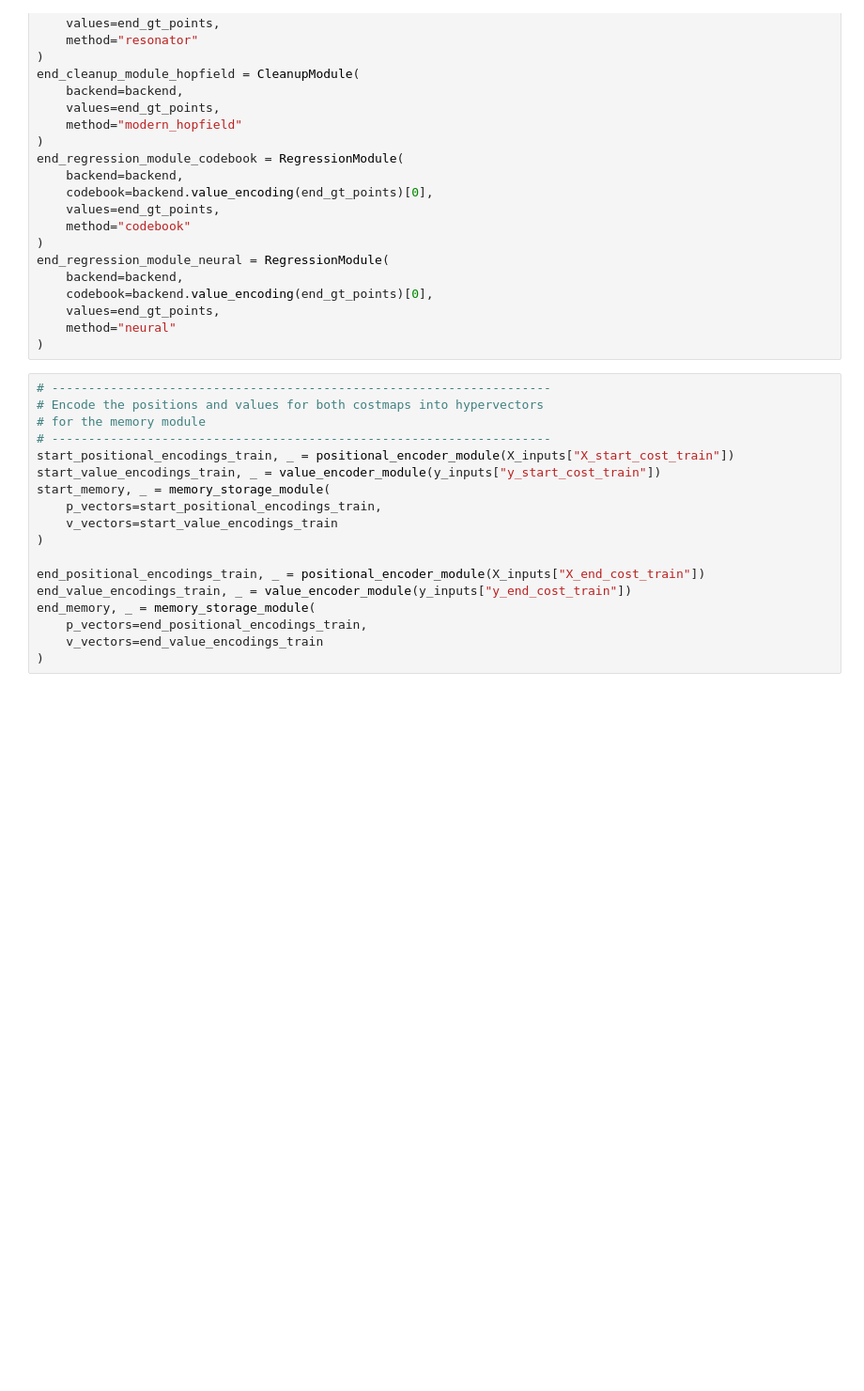
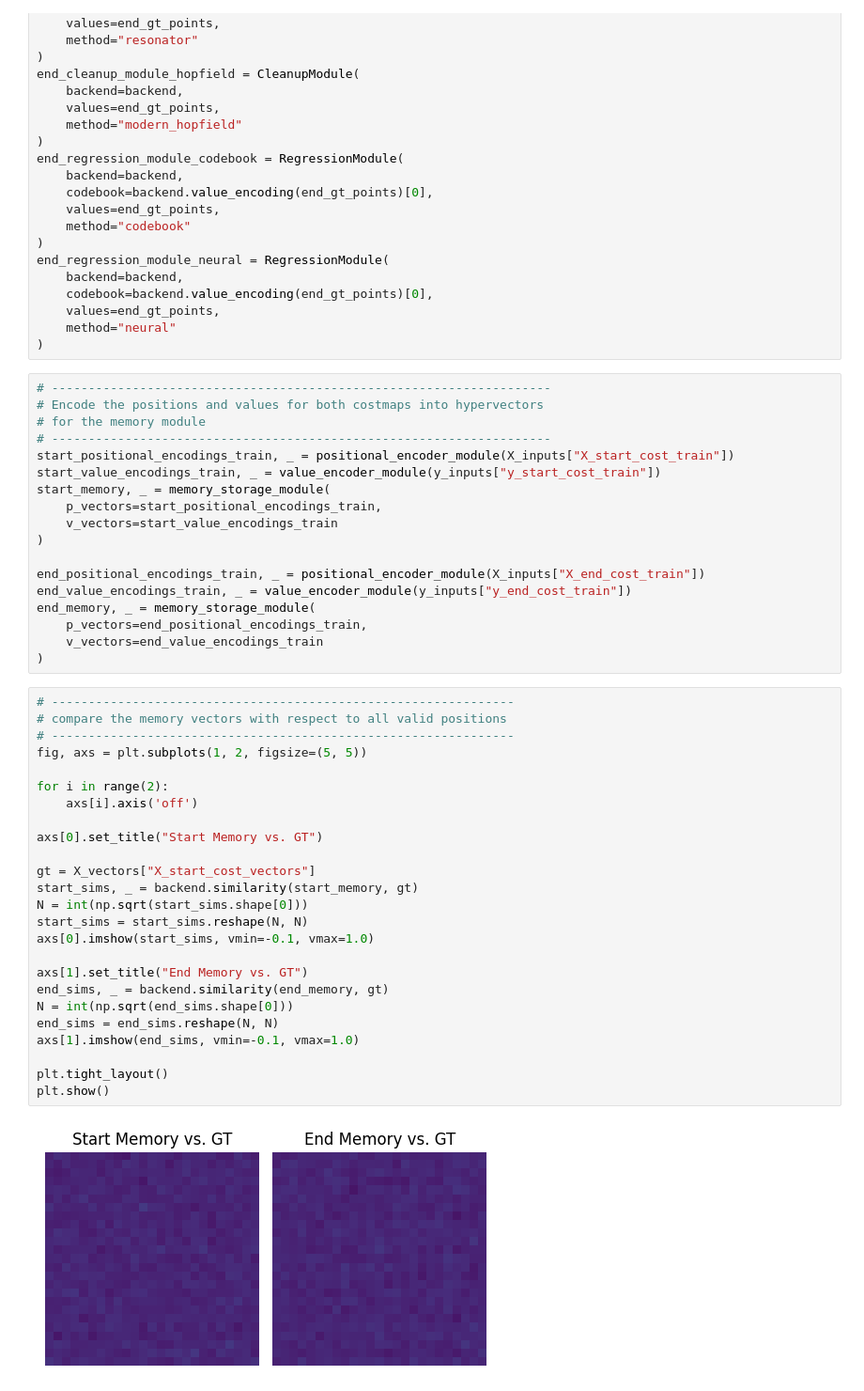
Before and after one commit to Parsa-Research-Laboratory/HyperSpace, a Jupyter notebook: experiments/development/2d_map_static.ipynb, the cells around one changed output. Shown at 94% size. Drawn from its saved outputs; the diff is of its cells as text; blank space fills up the shorter version.

Commit message:
adding visualization of memory vectors versus ground truth position vectors

```diff
--- a/experiments/development/2d_map_static.ipynb
+++ b/experiments/development/2d_map_static.ipynb
@@ -657,3 +657,30 @@ end_memory, _ = memory_storage_module(
     p_vectors=end_positional_encodings_train,
     v_vectors=end_value_encodings_train
 )
+# %%
+# ---------------------------------------------------------------
+# compare the memory vectors with respect to all valid positions
+# ---------------------------------------------------------------
+fig, axs = plt.subplots(1, 2, figsize=(5, 5))
+
+for i in range(2):
+    axs[i].axis('off')
+
+axs[0].set_title("Start Memory vs. GT")
+
+gt = X_vectors["X_start_cost_vectors"]
+start_sims, _ = backend.similarity(start_memory, gt)
+N = int(np.sqrt(start_sims.shape[0]))
+start_sims = start_sims.reshape(N, N)
+axs[0].imshow(start_sims, vmin=-0.1, vmax=1.0)
+
+axs[1].set_title("End Memory vs. GT")
+end_sims, _ = backend.similarity(end_memory, gt)
+N = int(np.sqrt(end_sims.shape[0]))
+end_sims = end_sims.reshape(N, N)
+axs[1].imshow(end_sims, vmin=-0.1, vmax=1.0)
+
+plt.tight_layout()
+plt.show()
+# %% [output]
+[figure, added]
```
